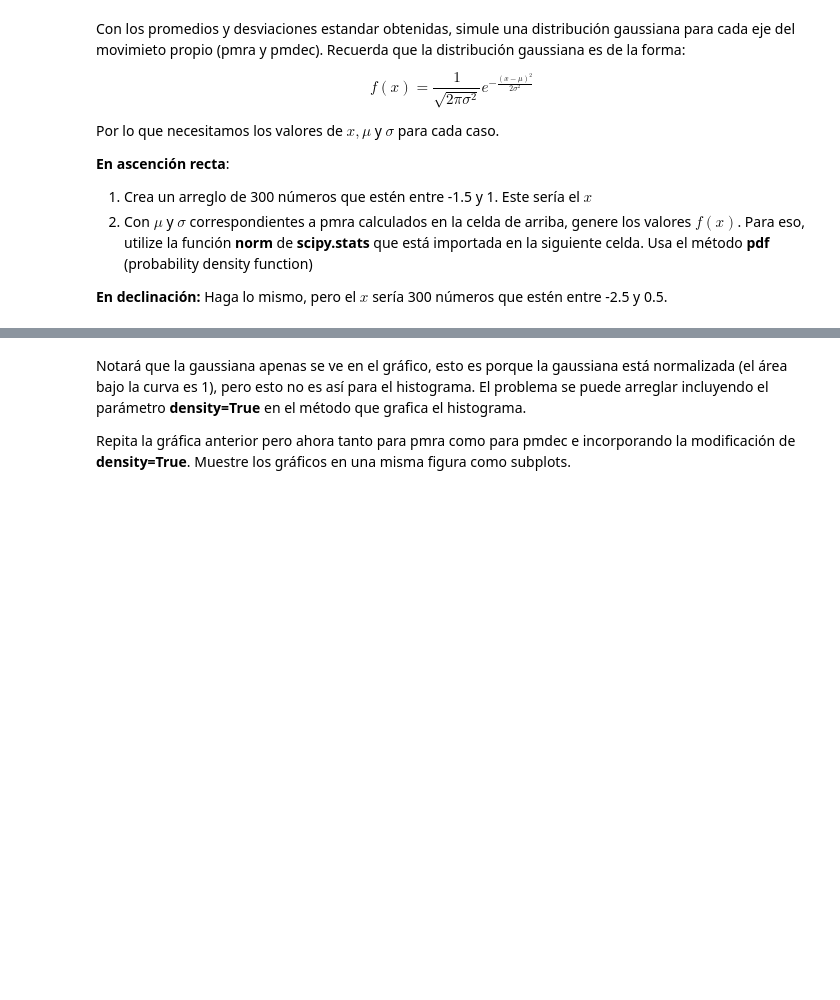
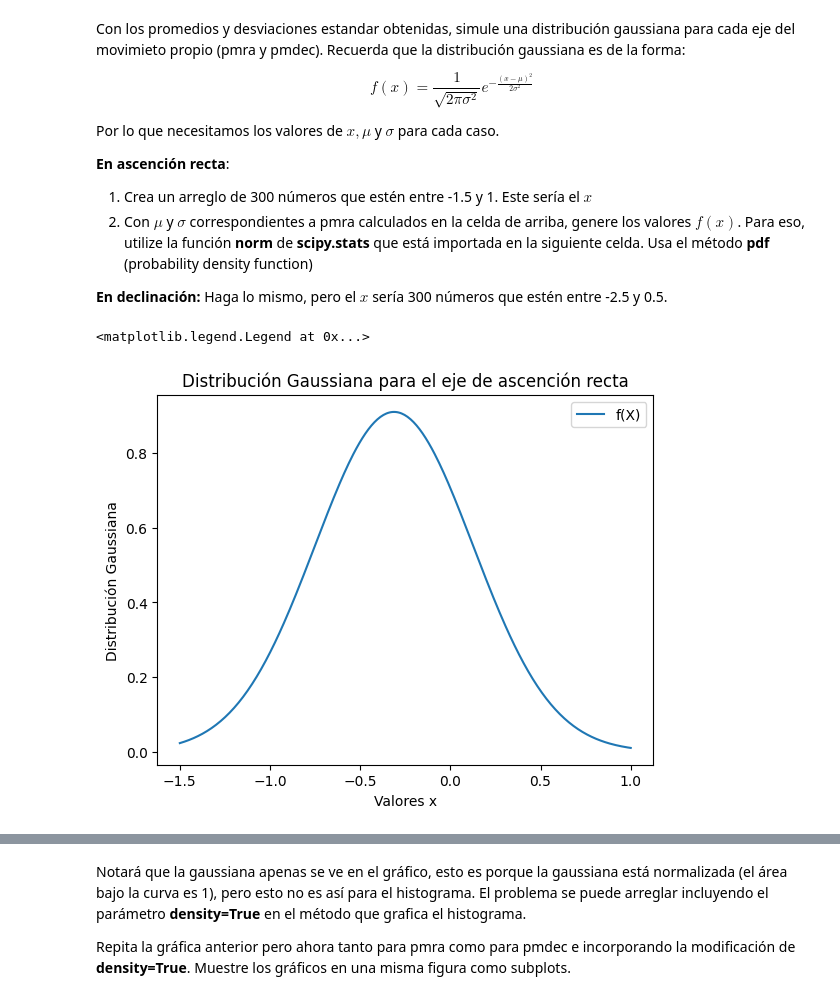
Before and after one commit to FranciscaHM/Tarea-2, a Jupyter notebook: Tarea2.ipynb, the cells around one changed output, grey strips where cells are left out. Saved outputs shown, nothing was run; the diff lists cells and outputs as text; code cells hidden in the pictures; blank space fills up the shorter version.

```diff
--- a/Tarea2.ipynb
+++ b/Tarea2.ipynb
@@ -147,0 +140,15 @@ fx_pmdec =
+# %%
+from scipy.stats import norm
+
+x_pmra = np.linspace(-1.5,1,300)
+fx_pmra = norm(loc=mu_pmra,scale=std_pmra)
+
+#A continuación lo graficaremos usando pdf.
+plt.plot(x_pmra,fx_pmra.pdf(x_pmra),label='f(X)')
+plt.title('Distribución Gaussiana para el eje de ascención recta')
+plt.xlabel('Valores x')
+plt.ylabel('Distribución Gaussiana')
+plt.legend()
+# %% [output]
+<matplotlib.legend.Legend at 0x...>
+[figure, added]
```
Also changed, not shown: parts of 5 cells of this notebook.
